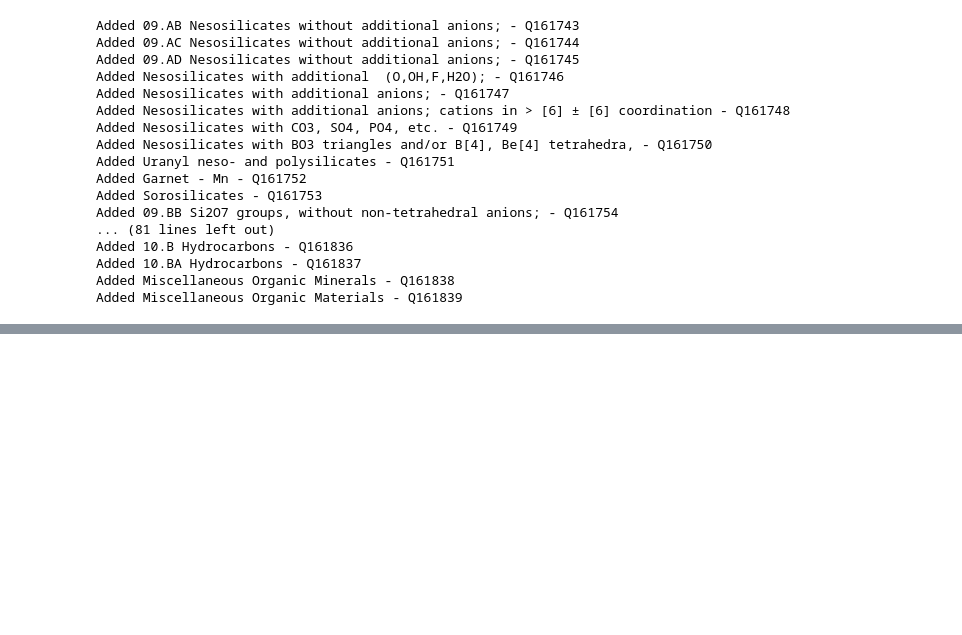
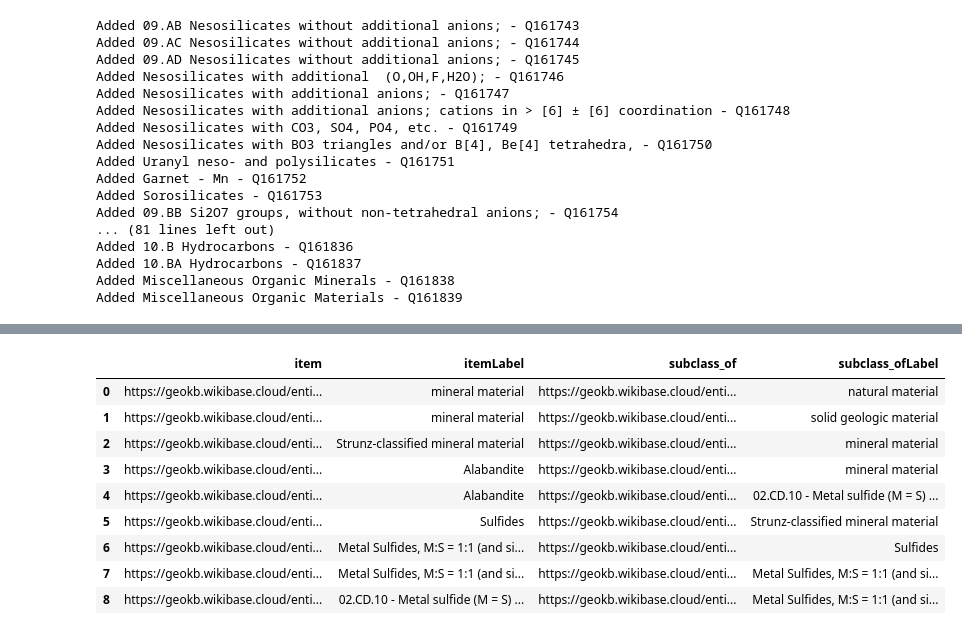
Before and after one commit to skybristol/geokb, a Jupyter notebook: harvesters/Nickel-Strunz Classification.ipynb, the cells around one changed output, grey strips where cells are left out. Cells and saved outputs as stored; diff of their text form; code cells hidden in the pictures; blank space fills up the shorter version.

```diff
--- a/harvesters/Nickel-Strunz Classification.ipynb
+++ b/harvesters/Nickel-Strunz Classification.ipynb
@@ -187,0 +193,27 @@ Added Miscellaneous Organic Materials - Q161839
+# %%
+q_albandite = """
+PREFIX wdt: <https://geokb.wikibase.cloud/prop/direct/>
+PREFIX wd: <https://geokb.wikibase.cloud/entity/>
+
+SELECT ?item ?itemLabel ?subclass_of ?subclass_ofLabel
+WHERE {
+  wd:Q162191 wdt:P2* ?item .
+  ?item wdt:P2* wd:Q24  .
+  ?item wdt:P2 ?subclass_of .
+  SERVICE wikibase:label { bd:serviceParam wikibase:language "en" . }
+}
+"""
+
+albandite_classification = geokb.sparql_query(q_albandite)
+albandite_classification
+# %% [output]
+|  | item | itemLabel | subclass_of | subclass_ofLabel |
+| 0 | https://geokb.wikibase.cloud/enti... | mineral material | https://geokb.wikibase.cloud/enti... | natural material |
+| 1 | https://geokb.wikibase.cloud/enti... | mineral material | https://geokb.wikibase.cloud/enti... | solid geologic material |
+| 2 | https://geokb.wikibase.cloud/enti... | Strunz-classified mineral material | https://geokb.wikibase.cloud/enti... | mineral material |
+| 3 | https://geokb.wikibase.cloud/enti... | Alabandite | https://geokb.wikibase.cloud/enti... | mineral material |
+| 4 | https://geokb.wikibase.cloud/enti... | Alabandite | https://geokb.wikibase.cloud/enti... | 02.CD.10 - Metal sulfide (M = S) ... |
+| 5 | https://geokb.wikibase.cloud/enti... | Sulfides | https://geokb.wikibase.cloud/enti... | Strunz-classified mineral material |
+| 6 | https://geokb.wikibase.cloud/enti... | Metal Sulfides, M:S = 1:1 (and si... | https://geokb.wikibase.cloud/enti... | Sulfides |
+| 7 | https://geokb.wikibase.cloud/enti... | Metal Sulfides, M:S = 1:1 (and si... | https://geokb.wikibase.cloud/enti... | Metal Sulfides, M:S = 1:1 (and si... |
+| 8 | https://geokb.wikibase.cloud/enti... | 02.CD.10 - Metal sulfide (M = S) ... | https://geokb.wikibase.cloud/enti... | Metal Sulfides, M:S = 1:1 (and si... |
```
Also changed, not shown: parts of 4 cells of this notebook.
